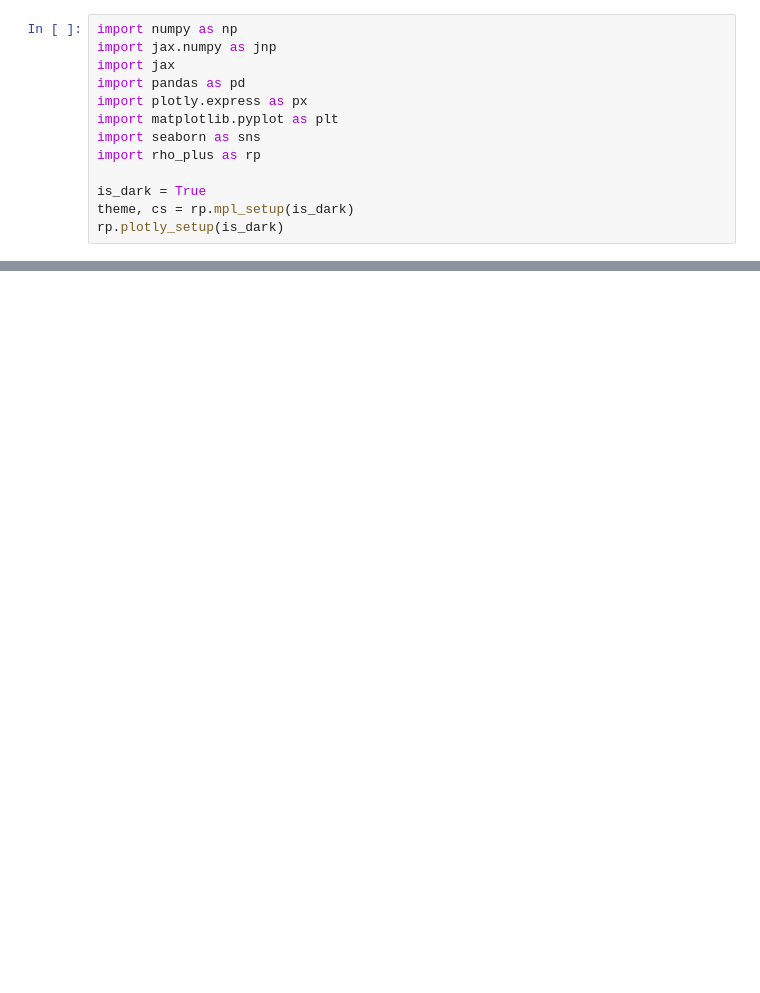
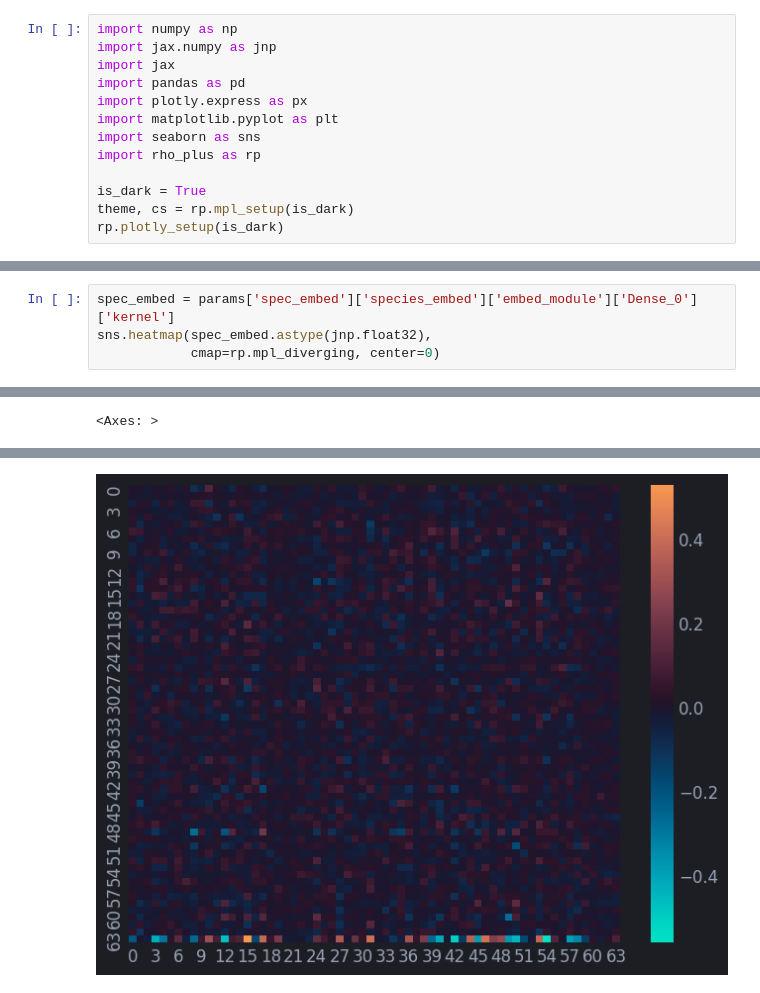
Before and after one commit to nicholas-miklaucic/avid, a Jupyter notebook: notebooks/embedding-visual.ipynb, the cells around one changed output, grey strips where cells are left out. Drawn from its saved outputs; the diff is of its cells as text; blank space fills up the shorter version.

```diff
--- a/notebooks/embedding-visual.ipynb
+++ b/notebooks/embedding-visual.ipynb
@@ -81,0 +159,5 @@ sns.heatmap(jnp.corrcoef(pos_emb), cmap='rho_diverging', center=0)
+# %%
+spec_embed = params['spec_embed']['species_embed']['embed_module']['Dense_0']['kernel']
+sns.heatmap(spec_embed.astype(jnp.float32),
+            cmap=rp.mpl_diverging, center=0)
+# %% [output]
@@ -81,0 +165 @@ sns.heatmap(jnp.corrcoef(pos_emb), cmap='rho_diverging', center=0)
+<Axes: >
@@ -81,0 +167 @@ sns.heatmap(jnp.corrcoef(pos_emb), cmap='rho_diverging', center=0)
+[figure, added]
```
Also changed, not shown: parts of 11 cells of this notebook, 27 other files.
